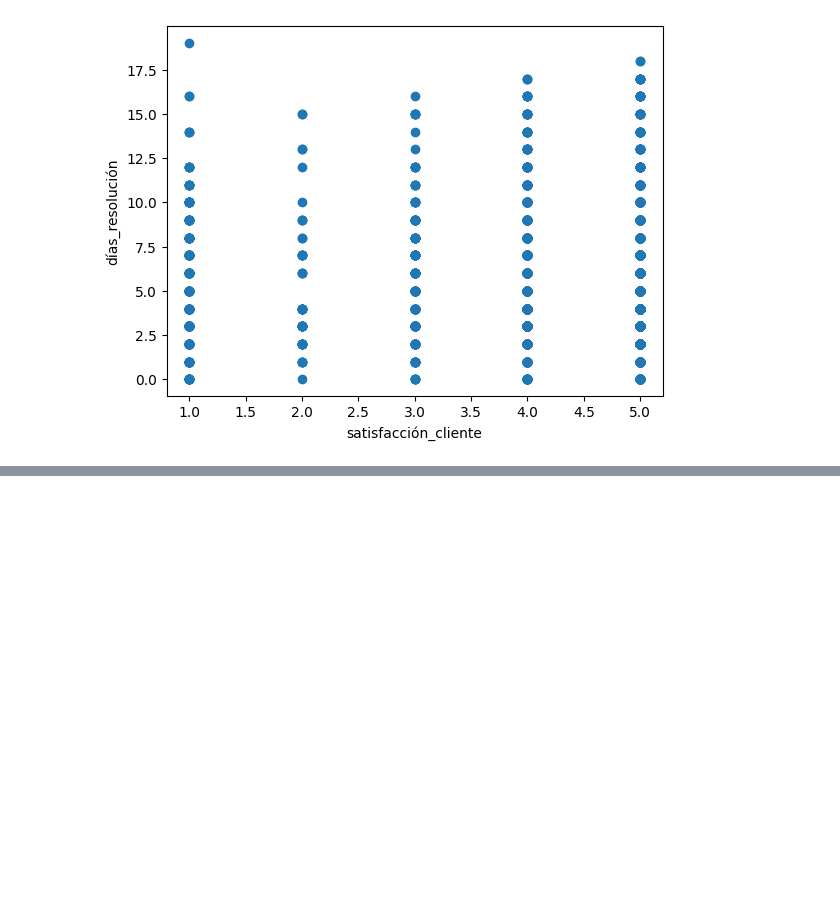
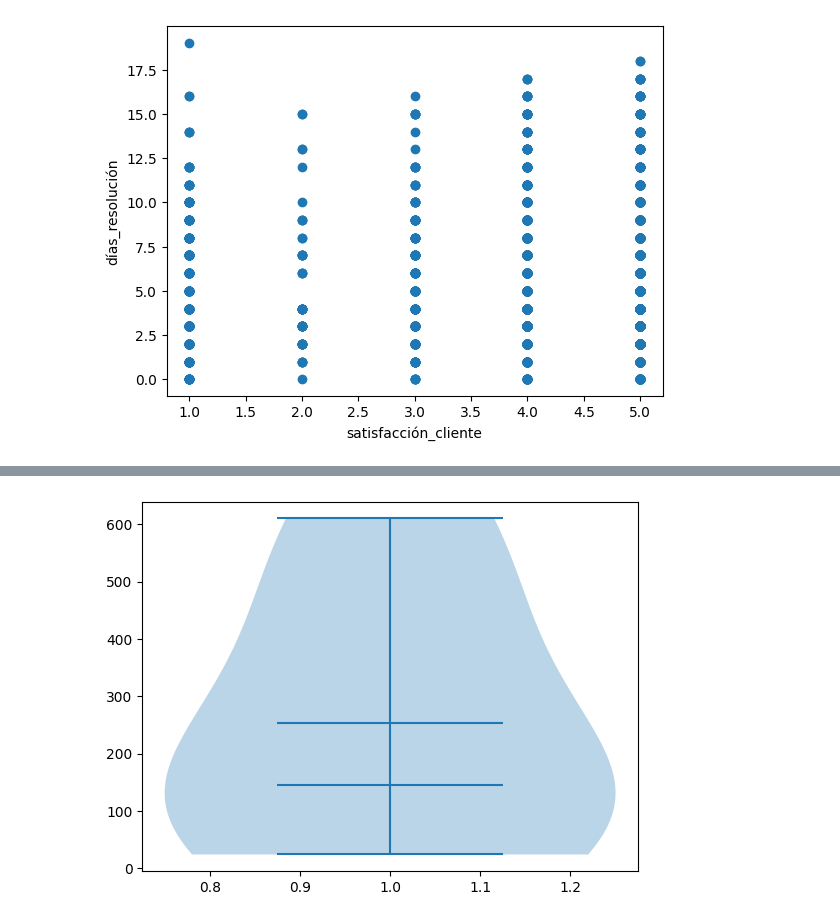
Before and after one commit to NataliaBarquin/Adalab_Pair_programming_3_numpy_pandas_visualizacion, a Jupyter notebook: pair_matplotlib.ipynb, the cells around one changed output, grey strips where cells are left out. Drawn from its saved outputs; the diff is of its cells as text; code cells hidden in the pictures; blank space fills up the shorter version.

```diff
--- a/pair_matplotlib.ipynb
+++ b/pair_matplotlib.ipynb
@@ -85,0 +153,6 @@ plt.show()
+# %%
+plt.figure()
+plt.violinplot(nuevo_df_hard['satisfacción'].value_counts(), showmedians = True, showmeans= True)
+plt.show()
+# %% [output]
+[figure, added]
```
Also changed, not shown: parts of 10 cells of this notebook.
